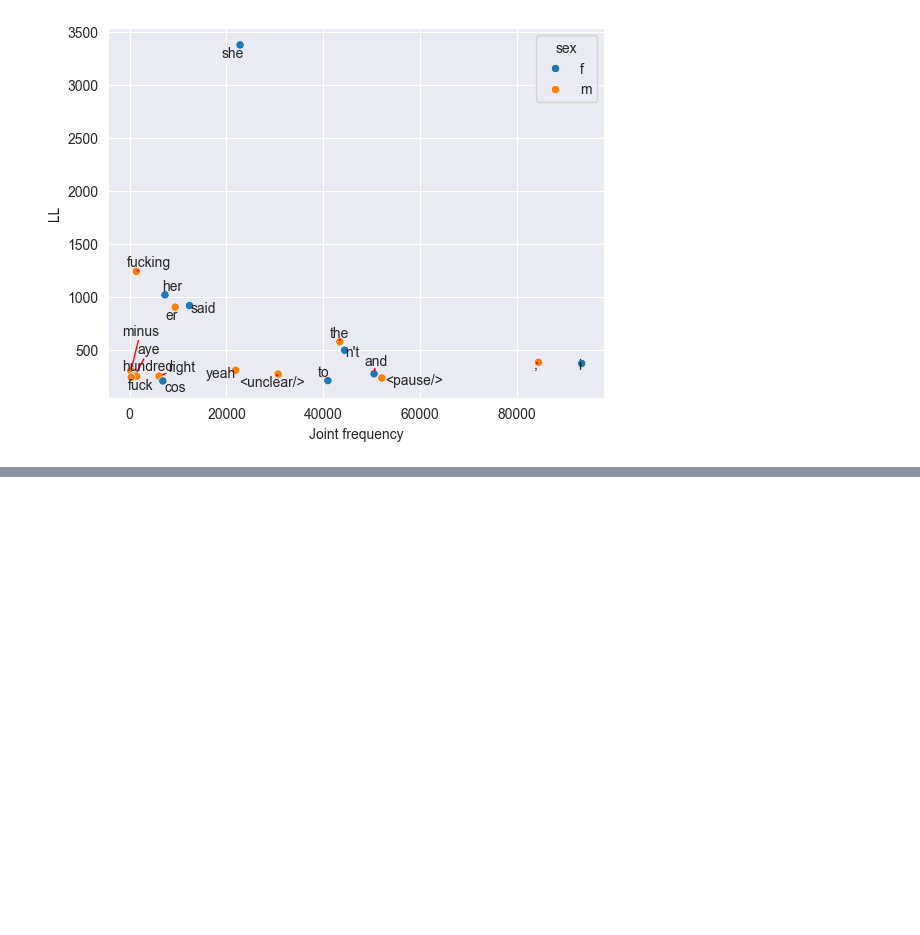
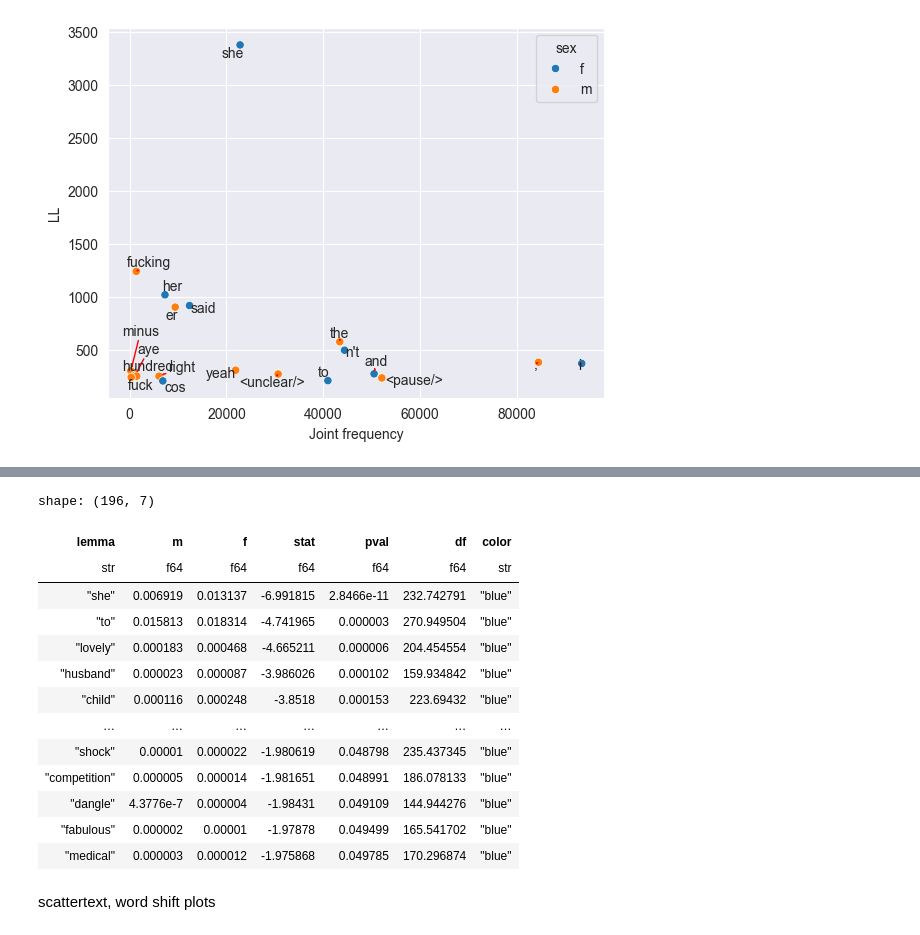
Before and after one commit to rmalouf/polars_corpus, a Jupyter notebook: examples/keywords.ipynb, the cells around one changed output, grey strips where cells are left out. Drawn from its saved outputs; the diff is of its cells as text; code cells hidden in the pictures; blank space fills up the shorter version.

```diff
--- a/examples/keywords.ipynb
+++ b/examples/keywords.ipynb
@@ -130,0 +198,19 @@ plt.show()
+# %%
+t
+# %% [output]
+shape: (196, 7)
+| lemma | m | f | stat | pval | df | color |
+| str | f64 | f64 | f64 | f64 | f64 | str |
+| "she" | 0.006919 | 0.013137 | -6.991815 | 2.8466e-11 | 232.742791 | "blue" |
+| "to" | 0.015813 | 0.018314 | -4.741965 | 0.000003 | 270.949504 | "blue" |
+| "lovely" | 0.000183 | 0.000468 | -4.665211 | 0.000006 | 204.454554 | "blue" |
+| "husband" | 0.000023 | 0.000087 | -3.986026 | 0.000102 | 159.934842 | "blue" |
+| "child" | 0.000116 | 0.000248 | -3.8518 | 0.000153 | 223.69432 | "blue" |
+| … | … | … | … | … | … | … |
+| "shock" | 0.00001 | 0.000022 | -1.980619 | 0.048798 | 235.437345 | "blue" |
+| "competition" | 0.000005 | 0.000014 | -1.981651 | 0.048991 | 186.078133 | "blue" |
+| "dangle" | 4.3776e-7 | 0.000004 | -1.98431 | 0.049109 | 144.944276 | "blue" |
+| "fabulous" | 0.000002 | 0.00001 | -1.97878 | 0.049499 | 165.541702 | "blue" |
+| "medical" | 0.000003 | 0.000012 | -1.975868 | 0.049785 | 170.296874 | "blue" |
+# %% [markdown]
+scattertext, word shift plots
```
Also changed, not shown: parts of 15 cells of this notebook, 10 other files.
